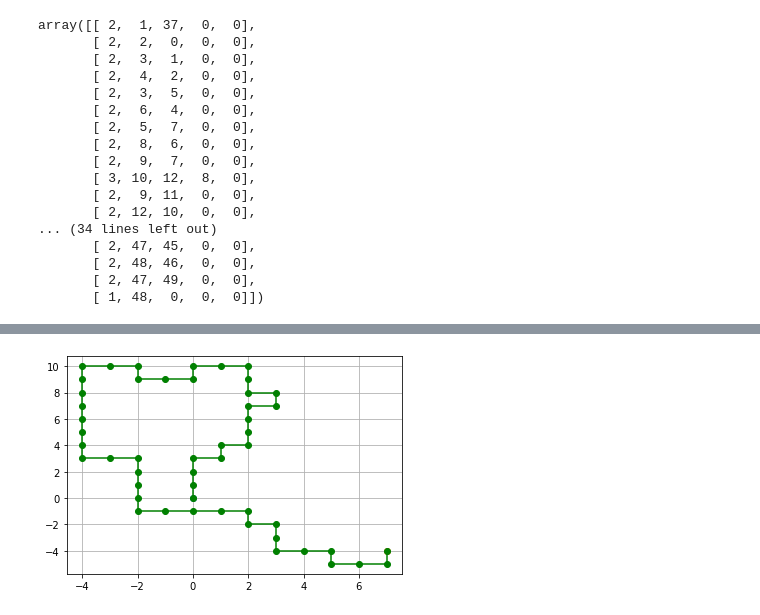
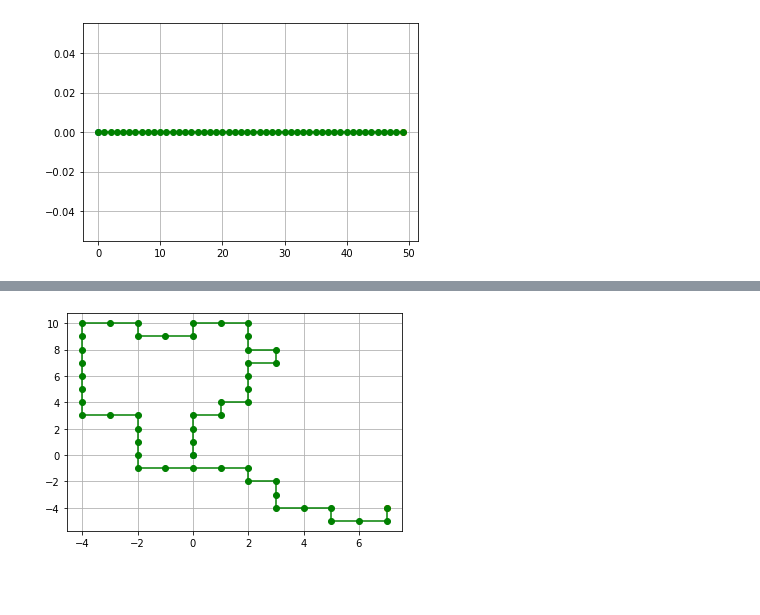
Before and after one commit to MoskalenkoRomanBorisovich/Ising-on-random-conformation, a Jupyter notebook: Ising_on_random_conformation.ipynb, the cells around one changed output, grey strips where cells are left out. Saved outputs shown, nothing was run; the diff lists cells and outputs as text; code cells hidden in the pictures; blank space fills up the shorter version.

Commit message:
UPD: 1D test

```diff
--- a/Ising_on_random_conformation.ipynb
+++ b/Ising_on_random_conformation.ipynb
@@ -50,23 +45,3 @@ def tabulate_neighbors(struct):
             except:
                 continue
     return neighb
-# %%
-tabulate_neighbors(struct_1)
-# %% [output]
-array([[ 2,  1, 37,  0,  0],
-       [ 2,  2,  0,  0,  0],
-       [ 2,  3,  1,  0,  0],
-       [ 2,  4,  2,  0,  0],
-       [ 2,  3,  5,  0,  0],
-       [ 2,  6,  4,  0,  0],
-       [ 2,  5,  7,  0,  0],
-       [ 2,  8,  6,  0,  0],
-       [ 2,  9,  7,  0,  0],
-       [ 3, 10, 12,  8,  0],
-       [ 2,  9, 11,  0,  0],
-       [ 2, 12, 10,  0,  0],
-... (34 lines left out)
-       [ 2, 47, 45,  0,  0],
-       [ 2, 48, 46,  0,  0],
-       [ 2, 47, 49,  0,  0],
-       [ 1, 48,  0,  0,  0]])
@@ -74,0 +48,7 @@ import cy_ising
+# %%
+def generate_1D(L):
+    struct = []
+    for i in range(L):
+        struct += [[i, 0]]
+
+    return struct
@@ -74,0 +71,6 @@ import cy_ising
+# %%
+# 1D test
+struct_1D = generate_1D(50)
+draw_conformation(struct_1D)
+# %% [output]
+[figure, added]
```
Also changed, not shown: parts of 24 cells of this notebook.
